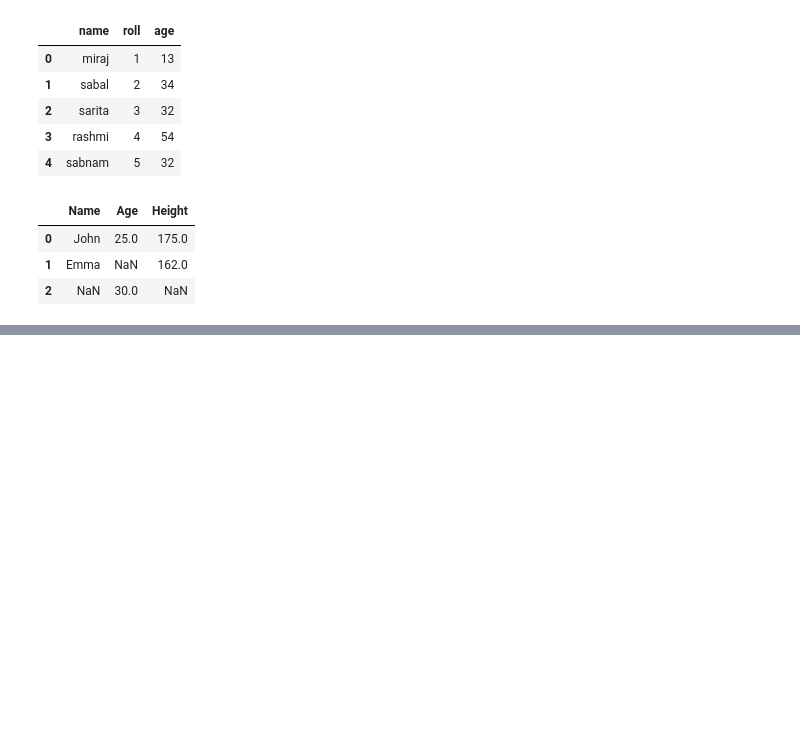
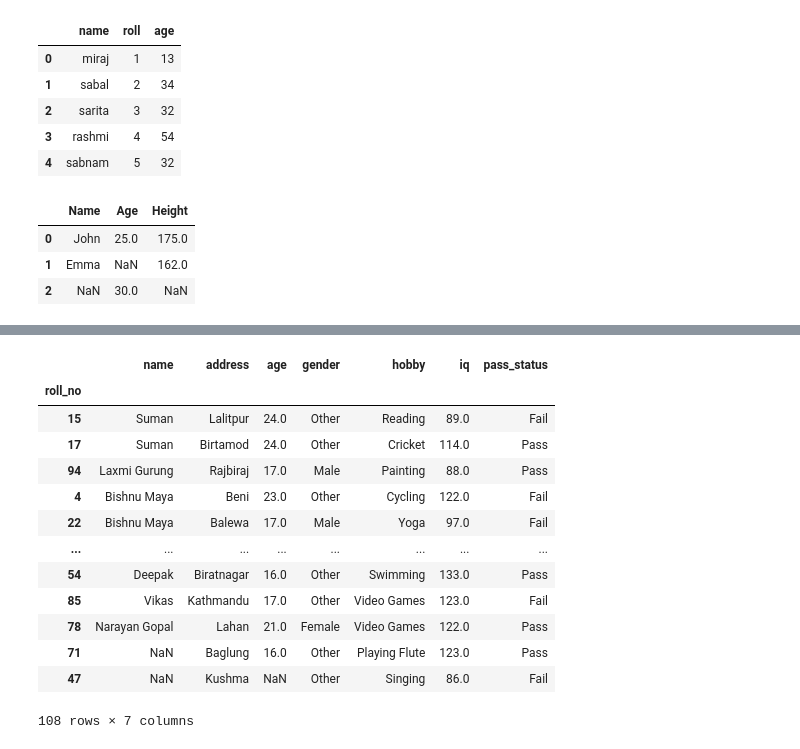
Before and after one commit to chris-bhaila/python-course, a Jupyter notebook: Lesson 2/Pandas.ipynb, the cells around one changed output, grey strips where cells are left out. Saved outputs shown, nothing was run; the diff lists cells and outputs as text; code cells hidden in the pictures; blank space fills up the shorter version.

```diff
--- a/Lesson 2/Pandas.ipynb
+++ b/Lesson 2/Pandas.ipynb
@@ -217,0 +217,21 @@ df.replace(np.nan, None, inplace=True)
+# %%
+df = pd.read_csv(
+    r"/home/chris/Documents/Broadway Python/Lesson 1/Lesson 2/archive/student_data_english.csv",
+    index_col="roll_no",
+)
+df
+# %% [output]
+|  | name | address | age | gender | hobby | iq | pass_status |
+| roll_no |  |  |  |  |  |  |  |
+| 15 | Suman | Lalitpur | 24.0 | Other | Reading | 89.0 | Fail |
+| 17 | Suman | Birtamod | 24.0 | Other | Cricket | 114.0 | Pass |
+| 94 | Laxmi Gurung | Rajbiraj | 17.0 | Male | Painting | 88.0 | Pass |
+| 4 | Bishnu Maya | Beni | 23.0 | Other | Cycling | 122.0 | Fail |
+| 22 | Bishnu Maya | Balewa | 17.0 | Male | Yoga | 97.0 | Fail |
+| ... | ... | ... | ... | ... | ... | ... | ... |
+| 54 | Deepak | Biratnagar | 16.0 | Other | Swimming | 133.0 | Pass |
+| 85 | Vikas | Kathmandu | 17.0 | Other | Video Games | 123.0 | Fail |
+| 78 | Narayan Gopal | Lahan | 21.0 | Female | Video Games | 122.0 | Pass |
+| 71 | NaN | Baglung | 16.0 | Other | Playing Flute | 123.0 | Pass |
+| 47 | NaN | Kushma | NaN | Other | Singing | 86.0 | Fail |
+108 rows × 7 columns
```
Also changed, not shown: parts of 67 cells of this notebook, 5 other files.
